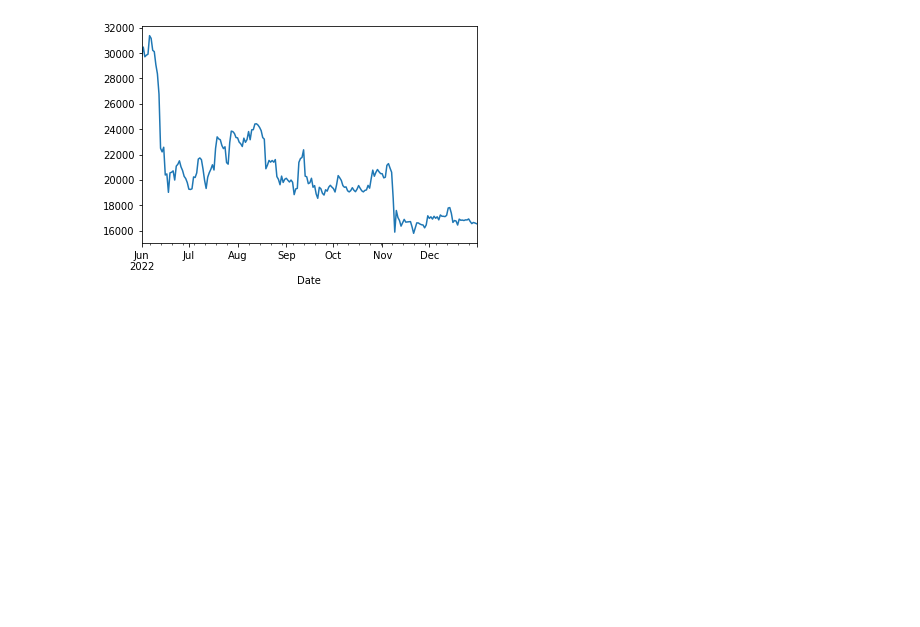
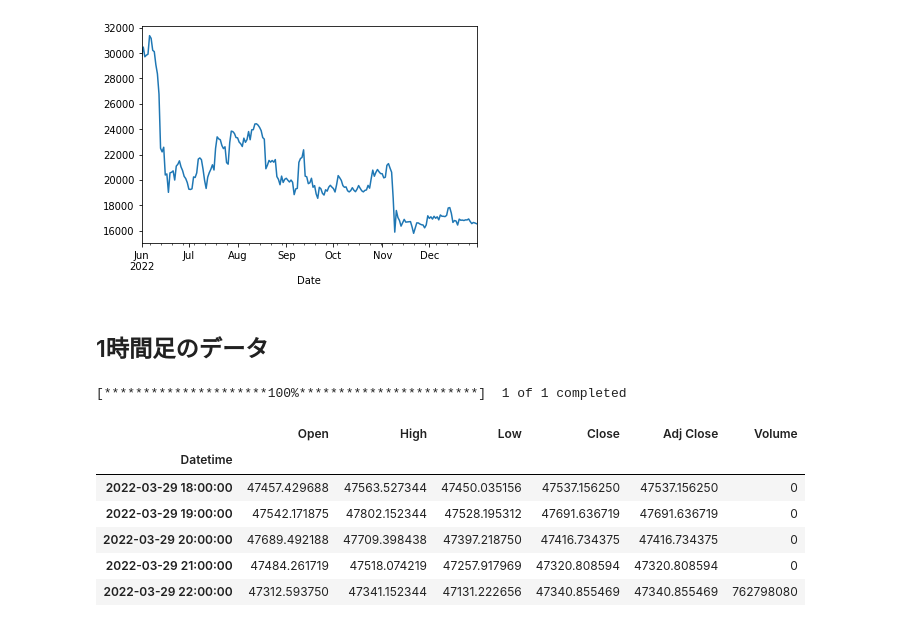
Before and after one commit to xx-z/cryptocurrency-analysis, a Jupyter notebook: yfinance.ipynb, the cells around one changed output. Saved outputs shown, nothing was run; the diff lists cells and outputs as text; code cells hidden in the pictures; blank space fills up the shorter version.

```diff
--- a/yfinance.ipynb
+++ b/yfinance.ipynb
@@ -39,3 +43,23 @@ df[df.index >= dt.datetime(2022, 6, 1)]["Close"].plot()
 # %% [output]
 <Axes: xlabel='Date'>
 [figure]
+# %% [markdown]
+## 1時間足のデータ
+# %%
+#取得するデータ詳細
+name = 'BTC-USD'
+period = '1y'
+interval = '1h'
+
+#データのダウンロード
+df = yf.download(tickers=name, period=period, interval=interval, ignore_tz=True)
+df.head()
+# %% [output]
+[*********************100%***********************]  1 of 1 completed
+|  | Open | High | Low | Close | Adj Close | Volume |
+| Datetime |  |  |  |  |  |  |
+| 2022-03-29 18:00:00 | 47457.429688 | 47563.527344 | 47450.035156 | 47537.156250 | 47537.156250 | 0 |
+| 2022-03-29 19:00:00 | 47542.171875 | 47802.152344 | 47528.195312 | 47691.636719 | 47691.636719 | 0 |
+| 2022-03-29 20:00:00 | 47689.492188 | 47709.398438 | 47397.218750 | 47416.734375 | 47416.734375 | 0 |
+| 2022-03-29 21:00:00 | 47484.261719 | 47518.074219 | 47257.917969 | 47320.808594 | 47320.808594 | 0 |
+| 2022-03-29 22:00:00 | 47312.593750 | 47341.152344 | 47131.222656 | 47340.855469 | 47340.855469 | 762798080 |
```
Also changed, not shown: parts of 4 cells of this notebook.
